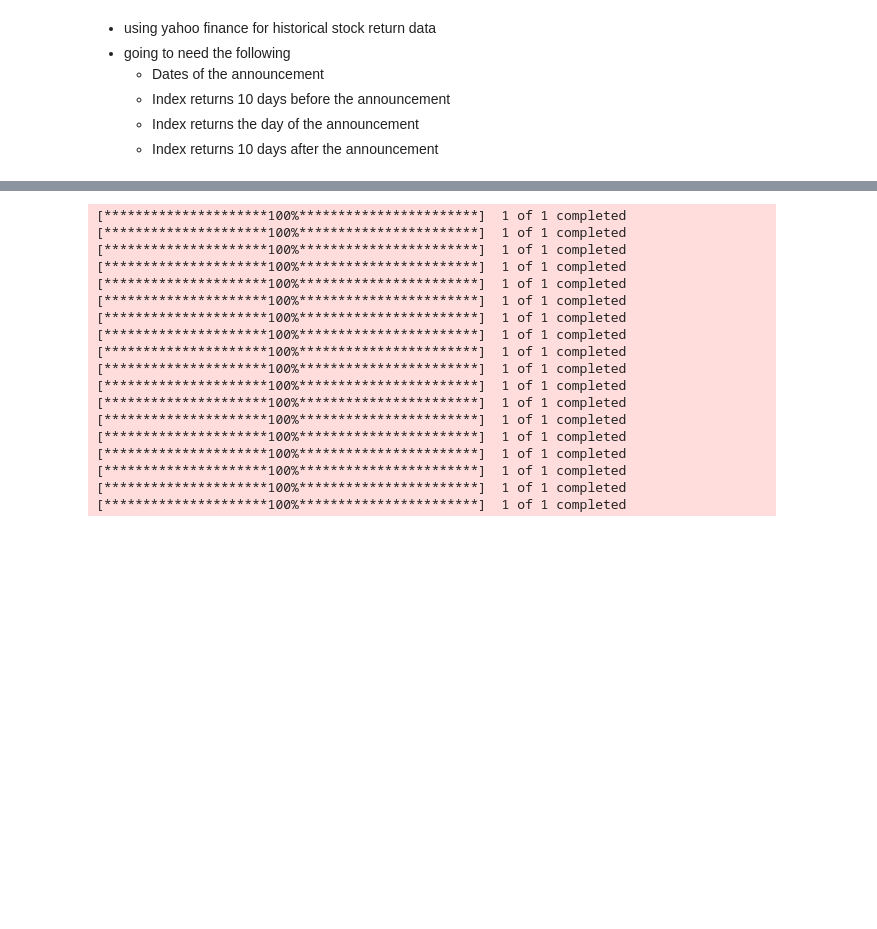
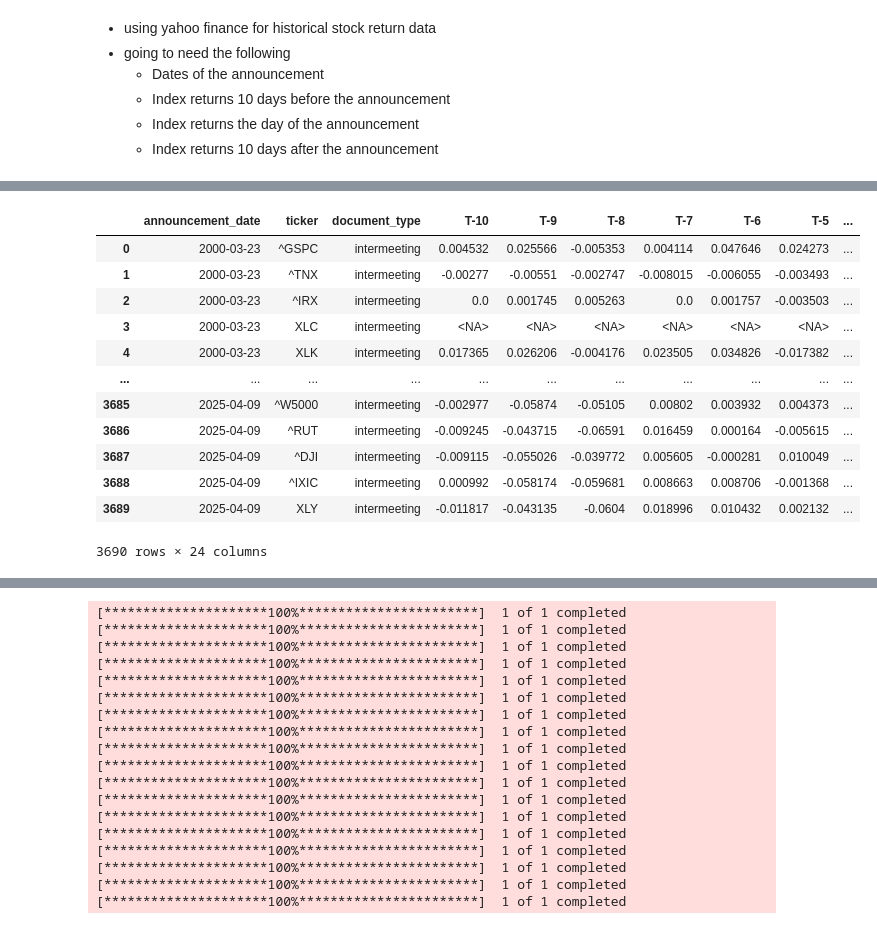
Before and after one commit to jonahnathan0/Fed_Announcements, a Jupyter notebook: Dataset.ipynb, the cells around one changed output, grey strips where cells are left out. Saved outputs shown, nothing was run; the diff lists cells and outputs as text; code cells hidden in the pictures; blank space fills up the shorter version.

```diff
--- a/Dataset.ipynb
+++ b/Dataset.ipynb
@@ -9,0 +252,16 @@
+# %%
+intermeeting_df
+# %% [output]
+|  | announcement_date | ticker | document_type | T-10 | T-9 | T-8 | T-7 | T-6 | T-5 | ... |
+| 0 | 2000-03-23 | ^GSPC | intermeeting | 0.004532 | 0.025566 | -0.005353 | 0.004114 | 0.047646 | 0.024273 | ... |
+| 1 | 2000-03-23 | ^TNX | intermeeting | -0.00277 | -0.00551 | -0.002747 | -0.008015 | -0.006055 | -0.003493 | ... |
+| 2 | 2000-03-23 | ^IRX | intermeeting | 0.0 | 0.001745 | 0.005263 | 0.0 | 0.001757 | -0.003503 | ... |
+| 3 | 2000-03-23 | XLC | intermeeting | <NA> | <NA> | <NA> | <NA> | <NA> | <NA> | ... |
+| 4 | 2000-03-23 | XLK | intermeeting | 0.017365 | 0.026206 | -0.004176 | 0.023505 | 0.034826 | -0.017382 | ... |
+| ... | ... | ... | ... | ... | ... | ... | ... | ... | ... | ... |
+| 3685 | 2025-04-09 | ^W5000 | intermeeting | -0.002977 | -0.05874 | -0.05105 | 0.00802 | 0.003932 | 0.004373 | ... |
+| 3686 | 2025-04-09 | ^RUT | intermeeting | -0.009245 | -0.043715 | -0.06591 | 0.016459 | 0.000164 | -0.005615 | ... |
+| 3687 | 2025-04-09 | ^DJI | intermeeting | -0.009115 | -0.055026 | -0.039772 | 0.005605 | -0.000281 | 0.010049 | ... |
+| 3688 | 2025-04-09 | ^IXIC | intermeeting | 0.000992 | -0.058174 | -0.059681 | 0.008663 | 0.008706 | -0.001368 | ... |
+| 3689 | 2025-04-09 | XLY | intermeeting | -0.011817 | -0.043135 | -0.0604 | 0.018996 | 0.010432 | 0.002132 | ... |
+3690 rows × 24 columns
```
Also changed, not shown: parts of 9 cells of this notebook.
